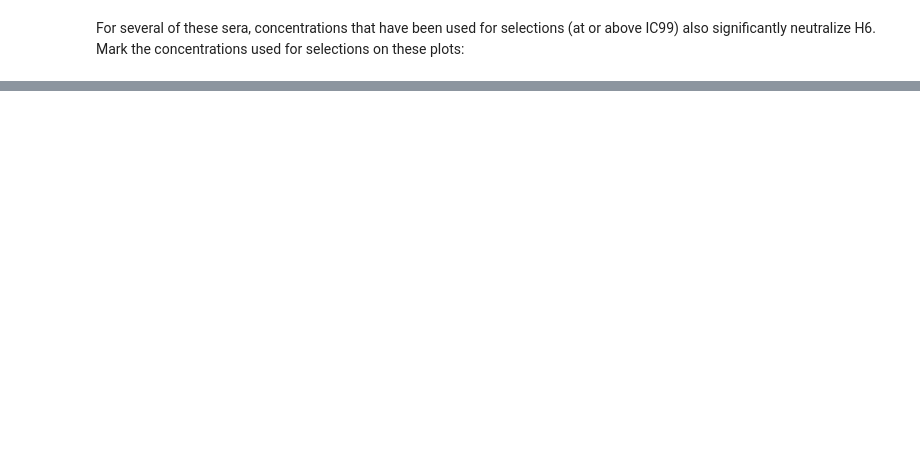
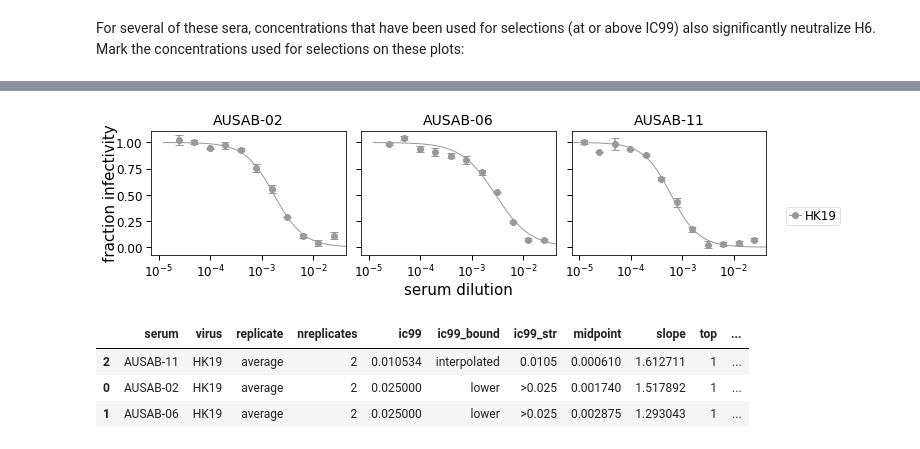
Before and after one commit to dms-vep/flu_h3_hk19_dms, a Jupyter notebook: experiments/neut_assays/serum_neut_curves.ipynb, the cells around one changed output, grey strips where cells are left out. Saved outputs shown, nothing was run; the diff lists cells and outputs as text; code cells hidden in the pictures; blank space fills up the shorter version.

```diff
--- a/experiments/neut_assays/serum_neut_curves.ipynb
+++ b/experiments/neut_assays/serum_neut_curves.ipynb
@@ -133,0 +87,3 @@ plt.savefig('figures/230108_ser11_sele_conc.pdf', bbox_inches = bbox)
+# %%
+data = pd.read_csv('neut_data/221018_neuts_tidy.csv')
+fits = neutcurve.CurveFits(data)
@@ -133,0 +110,18 @@ plt.savefig('figures/230108_ser11_sele_conc.pdf', bbox_inches = bbox)
+# %%
+data = data.loc[data['concentration'] != 0.050000]
+fits = neutcurve.CurveFits(data)
+# %%
+fig, axes = fits.plotSera(ncol=3,
+                          xlabel='serum dilution',
+                          sharex = True
+                         )
+# %% [output]
+[figure, added]
+# %%
+serum_ic99 = fits.fitParams(ics=[99])
+serum_ic99.sort_values('ic99')
+# %% [output]
+|  | serum | virus | replicate | nreplicates | ic99 | ic99_bound | ic99_str | midpoint | slope | top | ... |
+| 2 | AUSAB-11 | HK19 | average | 2 | 0.010534 | interpolated | 0.0105 | 0.000610 | 1.612711 | 1 | ... |
+| 0 | AUSAB-02 | HK19 | average | 2 | 0.025000 | lower | >0.025 | 0.001740 | 1.517892 | 1 | ... |
+| 1 | AUSAB-06 | HK19 | average | 2 | 0.025000 | lower | >0.025 | 0.002875 | 1.293043 | 1 | ... |
```
Also changed, not shown: parts of 13 cells of this notebook, 4 other files.
